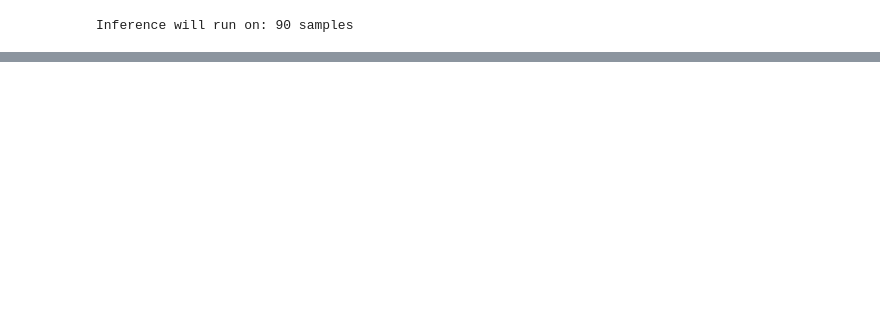
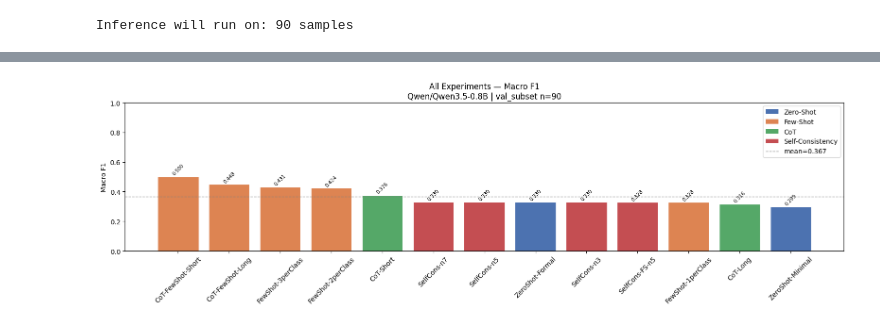
Before and after one commit to icyaria/deep-learning, a Jupyter notebook: qwen-qwen3-5-0-8b.ipynb, the cells around one changed output, grey strips where cells are left out. Cells and saved outputs as stored; diff of their text form; code cells hidden in the pictures; blank space fills up the shorter version.

```diff
--- a/qwen-qwen3-5-0-8b.ipynb
+++ b/qwen-qwen3-5-0-8b.ipynb
@@ -662,0 +732,15 @@ Self-Consistency (n=5)  0.345679  0.330000     0.333333         0.328148      0.
+# %%
+# Cell 13: Master results table
+
+master_df = pd.DataFrame(list(all_metrics.values())).set_index("strategy")
+master_df = master_df.sort_values("macro_f1", ascending=False)
+
+print(f"\n{'='*70}")
+print(f"  MASTER RESULTS — {MODEL_NAME}")
+print(f"{'='*70}")
+print(master_df[["accuracy","macro_f1","weighted_f1",
+                  "macro_precision","macro_recall","n_invalid"]].to_string())
+
+best_exp_name = master_df.index[0]
+print(f"\n  Best : {best_exp_name}")
+print(f"  Macro F1 : {master_df.loc[best_exp_name,'macro_f1']:.4f}")
@@ -662,0 +765,39 @@ Self-Consistency (n=5)  0.345679  0.330000     0.333333         0.328148      0.
+# %%
+# Cell 14: Bar chart — Macro F1 all experiments
+
+fig, ax = plt.subplots(figsize=(16, 5))
+
+colors_bar = []
+for n in master_df.index:
+    if "ZeroShot" in n:      colors_bar.append("#4C72B0")
+    elif "FewShot" in n:     colors_bar.append("#DD8452")
+    elif "CoT" in n:         colors_bar.append("#55A868")
+    elif "SelfCons" in n:    colors_bar.append("#C44E52")
+    else:                    colors_bar.append("#8172B2")
+
+bars = ax.bar(master_df.index, master_df["macro_f1"],
+              color=colors_bar, edgecolor="white", linewidth=0.8)
+ax.set_ylabel("Macro F1")
+ax.set_title(f"All Experiments — Macro F1\n{MODEL_NAME} | val_subset n={len(val_subset)}")
+ax.set_ylim(0, 1)
+ax.tick_params(axis="x", rotation=45)
+ax.axhline(y=master_df["macro_f1"].mean(), color="gray",
+           linestyle="--", linewidth=1, label=f"mean={master_df['macro_f1'].mean():.3f}")
+
+for bar, val in zip(bars, master_df["macro_f1"]):
+    ax.text(bar.get_x() + bar.get_width()/2, bar.get_height() + 0.01,
+            f"{val:.3f}", ha="center", fontsize=7.5, rotation=45)
+
+from matplotlib.patches import Patch
+ax.legend(handles=[
+    Patch(facecolor="#4C72B0", label="Zero-Shot"),
+    Patch(facecolor="#DD8452", label="Few-Shot"),
+    Patch(facecolor="#55A868", label="CoT"),
+    Patch(facecolor="#C44E52", label="Self-Consistency"),
+] + [ax.get_legend_handles_labels()[0][-1]], loc="upper right")
+
+plt.tight_layout()
+plt.savefig(f"{NOTEBOOK_ID}_all_experiments_macro_f1.png", dpi=150)
+plt.show()
+# %% [output]
+[figure, added]
```
Also changed, not shown: parts of 25 cells of this notebook.
